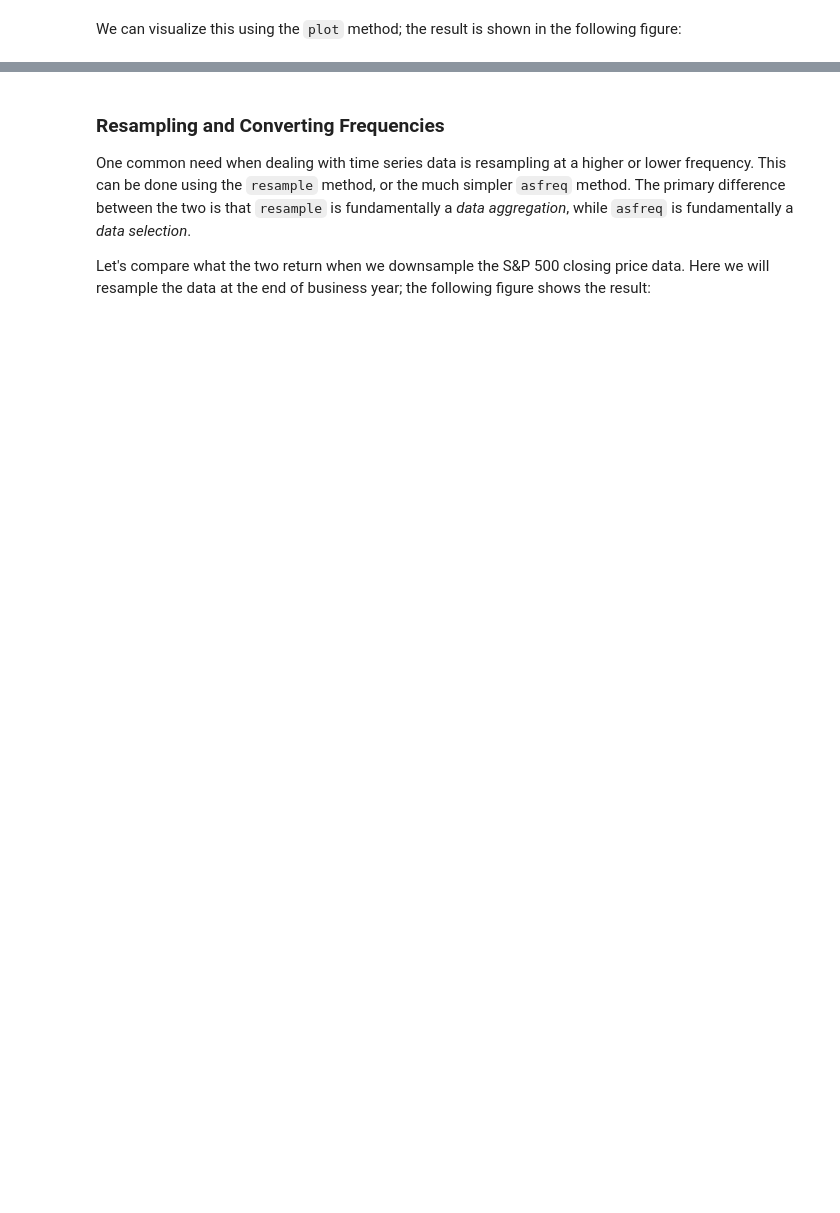
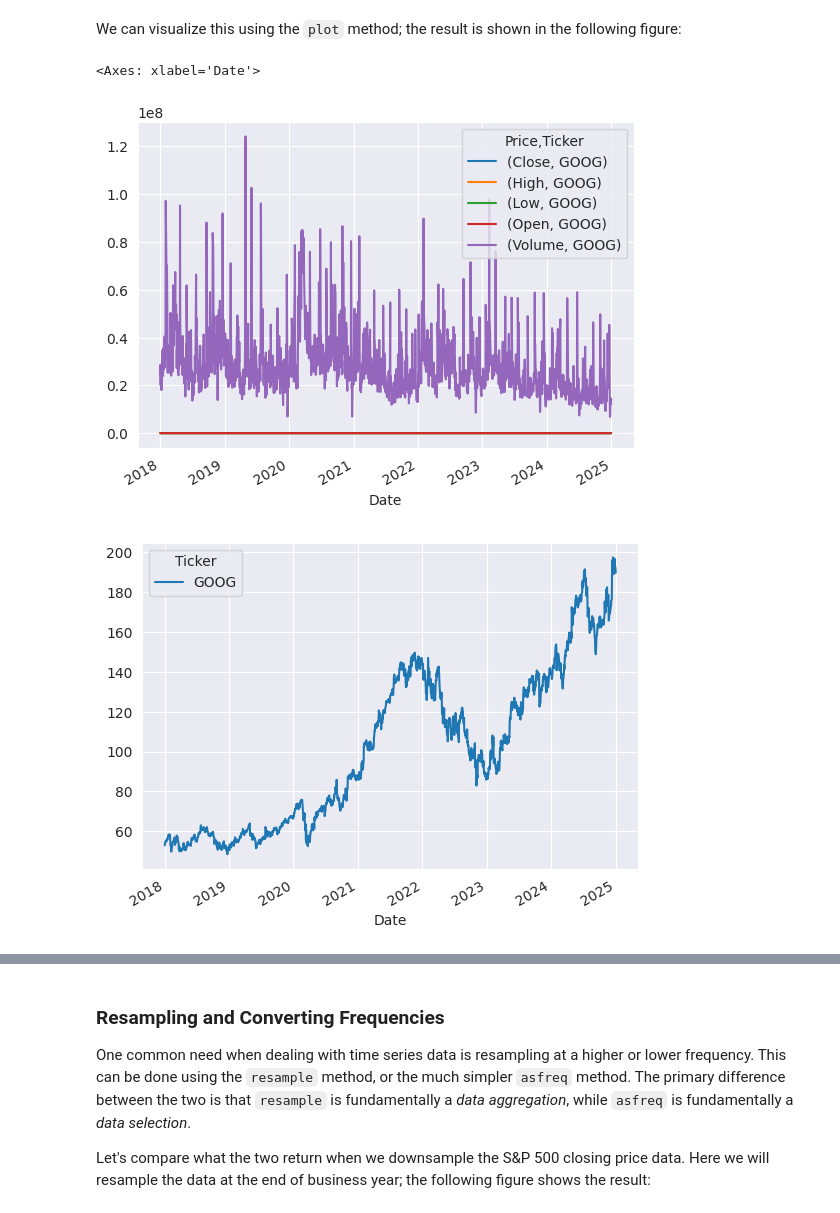
Before and after one commit to shikhak28/book, a Jupyter notebook: DAEM_03.ipynb, the cells around one changed output, grey strips where cells are left out. Cells and saved outputs as stored; diff of their text form; code cells hidden in the pictures; blank space fills up the shorter version.

```diff
--- a/DAEM_03.ipynb
+++ b/DAEM_03.ipynb
@@ -211,4 +310,4 @@ data.DataReader()
 # %%
 import yfinance as yf
 
-sp500 = yf.download('^GSPC', start='2018-01-01', end='2025-01-01')
+sp500 = yf.download('GOOG', start='2018-01-01', end='2025-01-01')
@@ -219,3 +363,14 @@ We can visualize this using the ``plot`` method; the result is shown in the foll
 # %%
 import seaborn as sns
 sns.set_style('darkgrid') #others darkgrid, whitegrid, dark, white, and ticks
+# %%
+sp500.plot()
+sp500c= sp500['Close']
+sp500c
+sp500o= sp500['Open']
+sp500c.plot()
+sp500o.plot()
+# %% [output]
+<Axes: xlabel='Date'>
+[figure, added]
+[figure, added]
```
Also changed, not shown: parts of 36 cells of this notebook.
